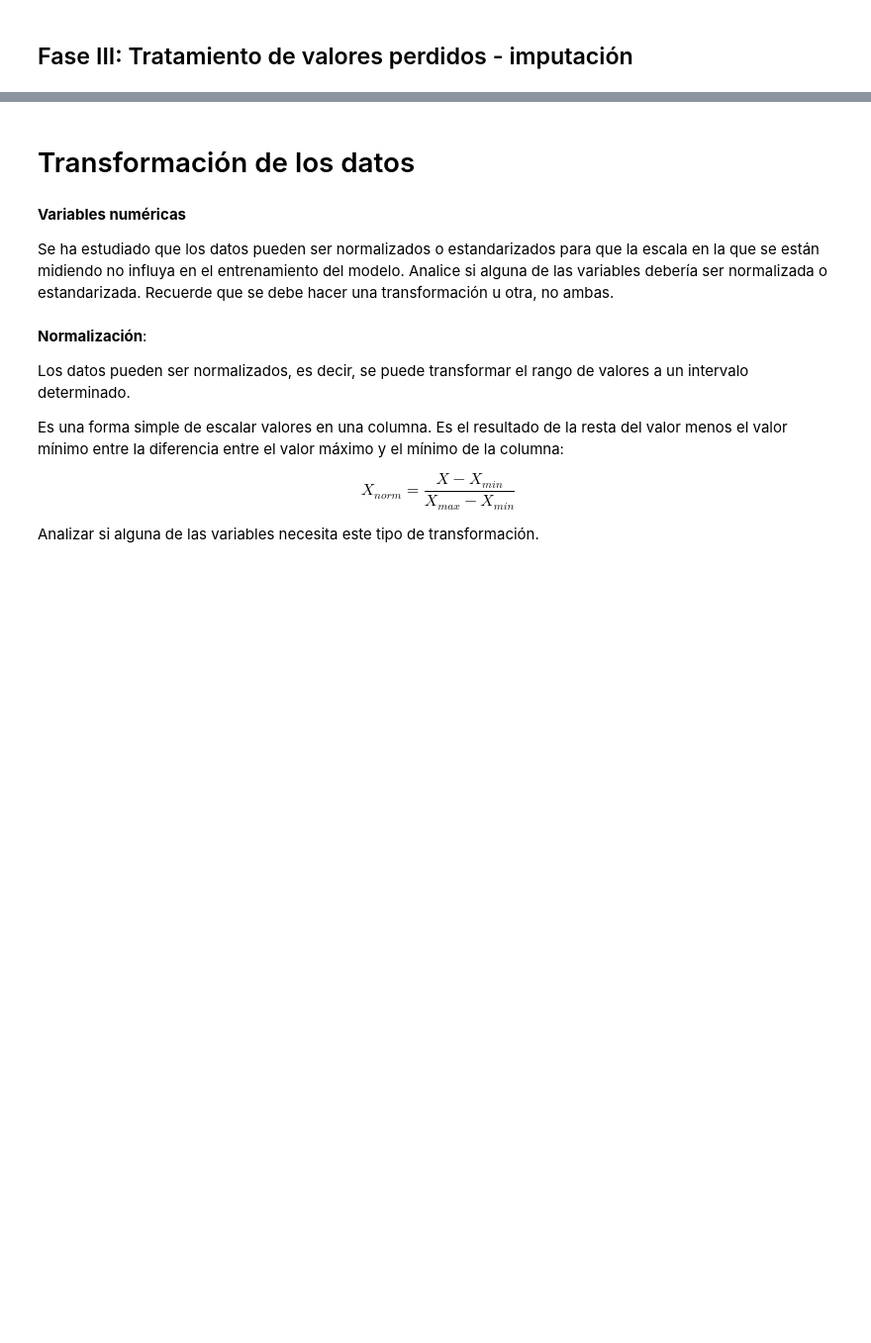
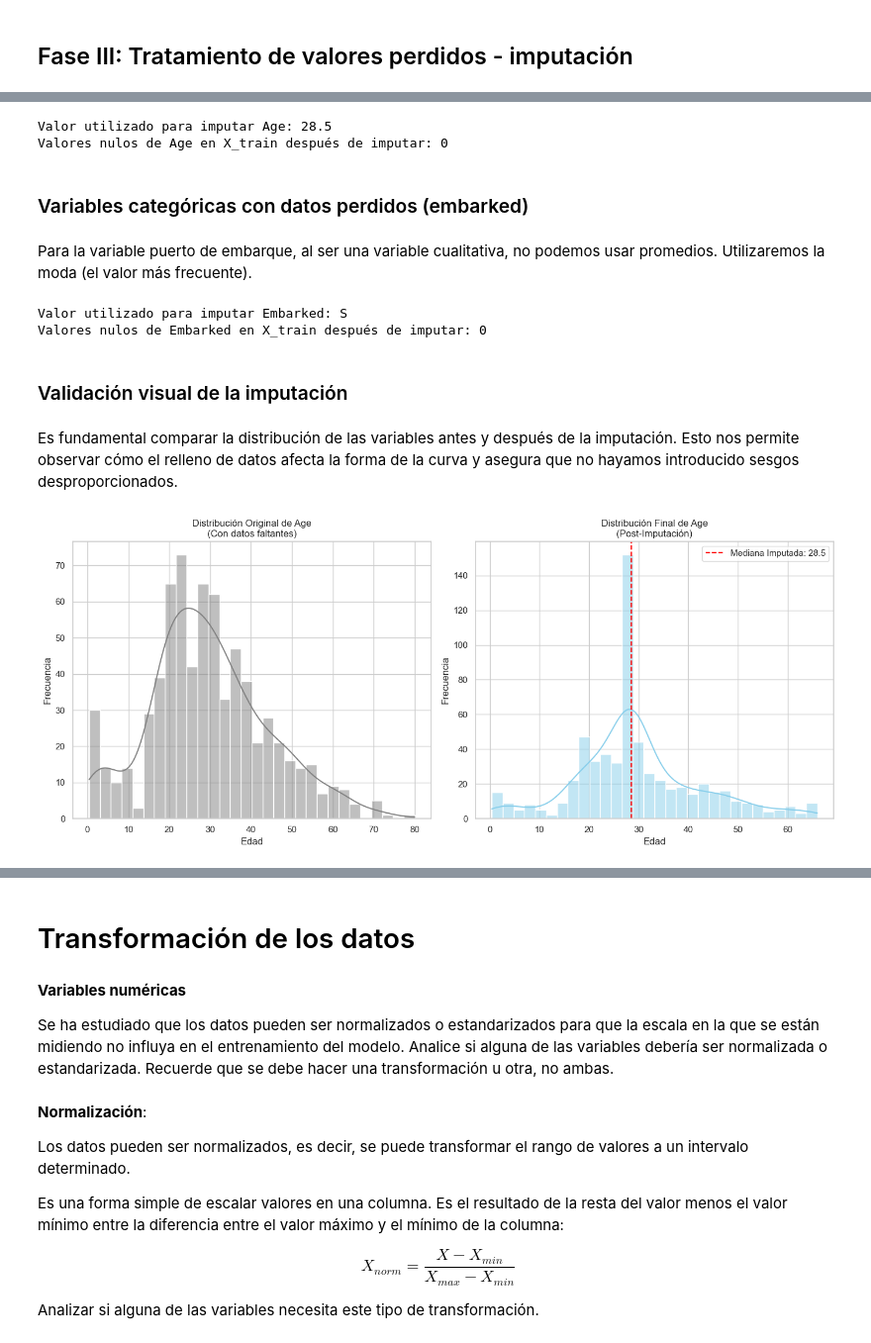
Before and after one commit to duvan1026/Titanic_Big_Data, a Jupyter notebook: ABD_CastroBautistaDuvanDario.ipynb, the cells around one changed output, grey strips where cells are left out. Shown at 99% size. Saved outputs shown, nothing was run; the diff lists cells and outputs as text; code cells hidden in the pictures; blank space fills up the shorter version.

```diff
--- a/ABD_CastroBautistaDuvanDario.ipynb
+++ b/ABD_CastroBautistaDuvanDario.ipynb
@@ -1448,0 +1088,59 @@ dtype: int64
+# %%
+# Calculamos la mediana únicamente con el conjunto de entrenamiento
+mediana_age = X_train['age'].median()
+
+# Aplicamos la imputación en ambos conjuntos
+X_train['age'] = X_train['age'].fillna(mediana_age)
+X_test['age'] = X_test['age'].fillna(mediana_age)
+
+print(f"Valor utilizado para imputar Age: {mediana_age}")
+print(f"Valores nulos de Age en X_train después de imputar: {X_train['age'].isnull().sum()}")
+# %% [output]
+Valor utilizado para imputar Age: 28.5
+Valores nulos de Age en X_train después de imputar: 0
+# %% [markdown]
+### Variables categóricas con datos perdidos (embarked)
+# %% [markdown]
+Para la variable puerto de embarque, al ser una variable cualitativa, no podemos usar promedios. Utilizaremos la moda (el valor más frecuente).
+# %%
+# Calculamos el valor más frecuente en el conjunto de entrenamiento
+moda_embarked = X_train['embarked'].mode()[0]
+
+# Aplicamos la imputación
+X_train['embarked'] = X_train['embarked'].fillna(moda_embarked)
+X_test['embarked'] = X_test['embarked'].fillna(moda_embarked)
+
+print(f"Valor utilizado para imputar Embarked: {moda_embarked}")
+print(f"Valores nulos de Embarked en X_train después de imputar: {X_train['embarked'].isnull().sum()}")
+# %% [output]
+Valor utilizado para imputar Embarked: S
+Valores nulos de Embarked en X_train después de imputar: 0
+# %% [markdown]
+### Validación visual de la imputación
+# %% [markdown]
+Es fundamental comparar la distribución de las variables antes y después de la imputación. Esto nos permite observar cómo el relleno de datos afecta la forma de la curva y asegura que no hayamos introducido sesgos desproporcionados.
+# %%
+# Creamos una figura con dos subgráficos
+plt.figure(figsize=(14, 6))
+
+# 1. Gráfica ANTES de la imputación (usando los datos originales con nulos)
+plt.subplot(1, 2, 1)
+# Usamos titanic['age'] o el X_train antes de la imputación si guardaste una copia
+sns.histplot(titanic['age'].dropna(), kde=True, color='gray', bins=30)
+plt.title('Distribución Original de Age\n(Con datos faltantes)')
+plt.xlabel('Edad')
+plt.ylabel('Frecuencia')
+
+# 2. Gráfica DESPUÉS de la imputación
+plt.subplot(1, 2, 2)
+sns.histplot(X_train['age'], kde=True, color='skyblue', bins=30)
+plt.axvline(mediana_age, color='red', linestyle='--', label=f'Mediana Imputada: {mediana_age}')
+plt.title('Distribución Final de Age\n(Post-Imputación)')
+plt.xlabel('Edad')
+plt.ylabel('Frecuencia')
+plt.legend()
+
+plt.tight_layout()
+plt.show()
+# %% [output]
+[figure, added]
```
Also changed, not shown: parts of 58 cells of this notebook.
